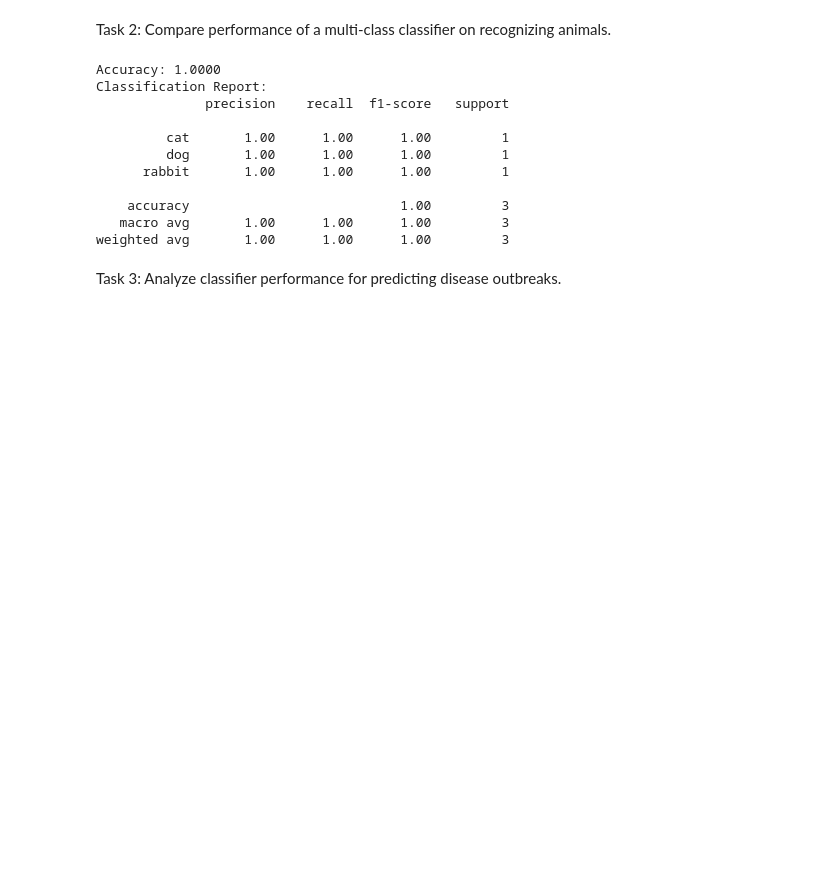
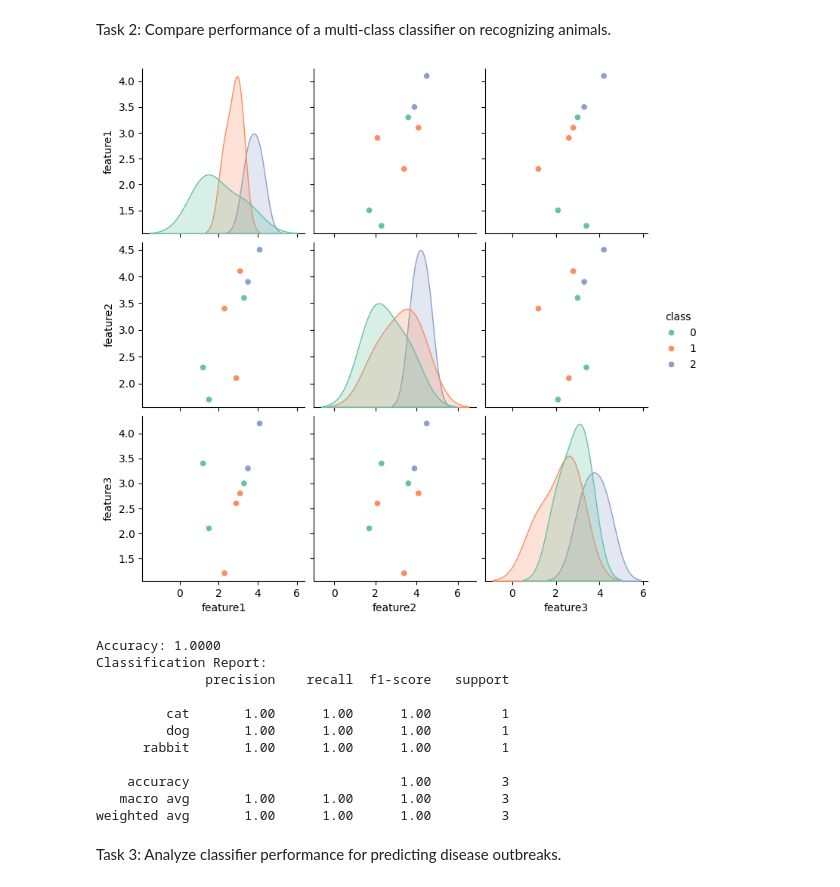
Before and after one commit to ananya20037/AI---ML, a Jupyter notebook: src/Module 5/Introduction to Classification Algorithms/Qn8.ipynb, the cells around one changed output. Drawn from its saved outputs; the diff is of its cells as text; code cells hidden in the pictures; blank space fills up the shorter version.

```diff
--- a/src/Module 5/Introduction to Classification Algorithms/Qn8.ipynb
+++ b/src/Module 5/Introduction to Classification Algorithms/Qn8.ipynb
@@ -59,52 +48,45 @@ F1-score: 0.6667
 Task 2: Compare performance of a multi-class classifier on recognizing animals.
 # %%
 
-# Write your code here
 import pandas as pd
+import seaborn as sns
+import matplotlib.pyplot as plt
 from sklearn.model_selection import train_test_split
 from sklearn.preprocessing import LabelEncoder
 from sklearn.ensemble import RandomForestClassifier
 from sklearn.metrics import accuracy_score, classification_report
 
-# Example dataset: Replace with your actual animal dataset
-# Assuming 'features' is a list of numerical features of the animals and 'class' contains the animal types.
 data = {
     'feature1': [1.2, 2.3, 3.1, 1.5, 3.5, 4.1, 2.9, 3.3],
     'feature2': [2.3, 3.4, 4.1, 1.7, 3.9, 4.5, 2.1, 3.6],
     'feature3': [3.4, 1.2, 2.8, 2.1, 3.3, 4.2, 2.6, 3.0],
     'class': ['cat', 'dog', 'dog', 'cat', 'rabbit', 'rabbit', 'dog', 'cat']
 }
 
-# Convert to a pandas DataFrame
 df = pd.DataFrame(data)
 
-# Encode the target labels (animal classes) into numerical values
 label_encoder = LabelEncoder()
 df['class'] = label_encoder.fit_transform(df['class'])
 
-# Split the data into features (X) and target (y)
 X = df.drop(columns='class')
 y = df['class']
 
-# Split the dataset into training and testing sets
+# Exploratory Data Analysis (pairplot)
+sns.pairplot(pd.concat([X, df['class']], axis=1), hue='class', palette='Set2')
+plt.show()
+
 X_train, X_test, y_train, y_test = train_test_split(X, y, test_size=0.3, random_state=42)
 
-# Train a multi-class classifier (Random Forest)
 model = RandomForestClassifier(random_state=42)
 model.fit(X_train, y_train)
 
-# Make predictions on the test set
 y_pred = model.predict(X_test)
 
-# Evaluate the model's performance
-accuracy = accuracy_score(y_test, y_pred)
-report = classification_report(y_test, y_pred, target_names=label_encoder.classes_)
-
-# Display the results
-print(f"Accuracy: {accuracy:.4f}")
+print(f"Accuracy: {accuracy_score(y_test, y_pred):.4f}")
 print("Classification Report:")
-print(report)
+print(classification_report(y_test, y_pred, target_names=label_encoder.classes_))
 # %% [output]
+[figure, added]
 Accuracy: 1.0000
 Classification Report:
               precision    recall  f1-score   support
```
Also changed, not shown: parts of 2 cells of this notebook.
